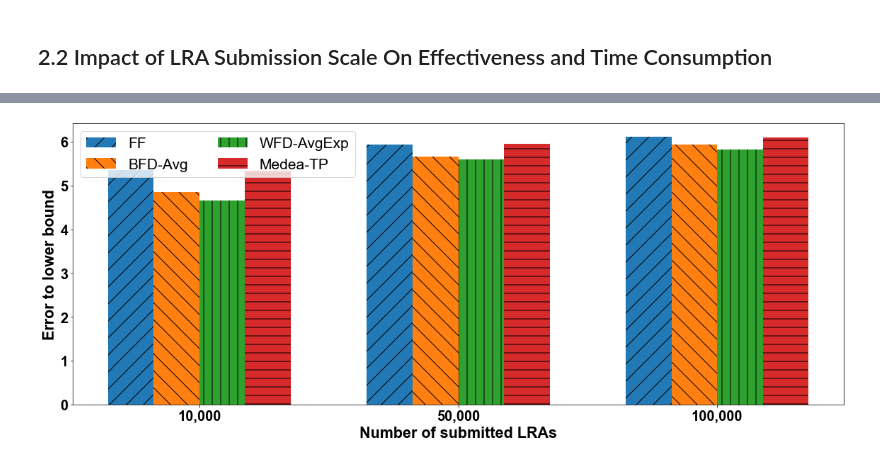
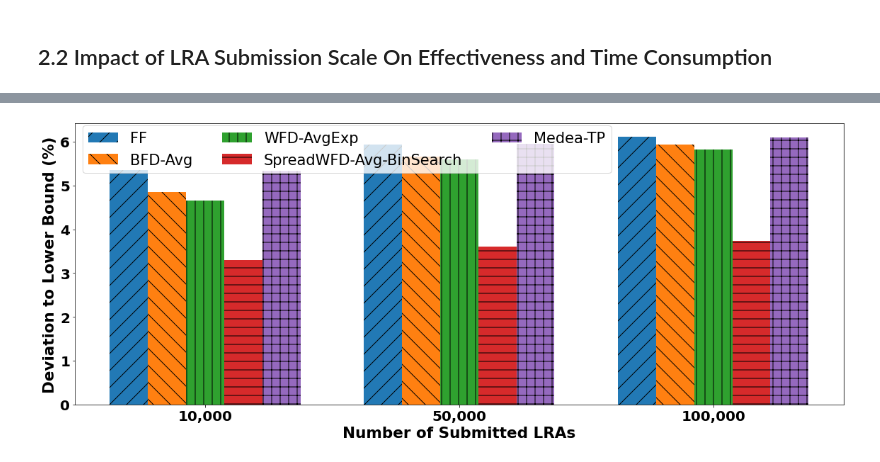
Before and after one commit to DSSGroup-Leeds/LRA-binpacking-expe, a Jupyter notebook: data/analysis_scripts/exp_result_analysis-icdcs22pagefit.ipynb, the cells around one changed output, grey strips where cells are left out. Cells and saved outputs as stored; diff of their text form; code cells hidden in the pictures.

```diff
--- a/data/analysis_scripts/exp_result_analysis-icdcs22pagefit.ipynb
+++ b/data/analysis_scripts/exp_result_analysis-icdcs22pagefit.ipynb
@@ -526,8 +493,8 @@ ts_eps#.sort_values(by='density')
 # %%
 for c in classes:
 #c = "arbitrary"
-    legend_args={'loc':'upper left', 'anchor_x':0.0, 'anchor_y':1, 'ncol':2, 'fontsize':FONT_SIZE+2}
-    fig = plot_barchart(ts_eps, c, df_ts_column_names, "Affinity density", 'Error to lower bound (%)', legend_args)
+    legend_args={'loc':'upper left', 'anchor_x':-0.001, 'anchor_y':1.02, 'ncol':3, 'fontsize':FONT_SIZE+2}
+    fig = plot_barchart(ts_eps, c, df_ts_column_names, "Affinity Density (%)", 'Deviation to Lower Bound (%)', legend_args)
     filename = f"{proj_path}/plots/densityTS_result_{c}.pdf"
     fig.savefig(filename)
 # %% [output]
@@ -556,9 +523,9 @@ ts_time.groupby('density').mean()
 # %%
 for c in classes:
 #c = "arbitrary"
-    legend_args={'loc':'upper left', 'anchor_x':0.0, 'anchor_y':1, 'ncol':2, 'fontsize':FONT_SIZE+2}
+    legend_args={'loc':'upper left', 'anchor_x':0.0, 'anchor_y':1.02, 'ncol':3, 'fontsize':FONT_SIZE+2}
 
-    fig = plot_barchart(ts_time, c, df_ts_column_names, "Affinity density", 'Time consumption (s) - log-scale', legend_args, True)
+    fig = plot_barchart(ts_time, c, df_ts_column_names, "Affinity Density (%)", 'Time Consumption (s) - log-scale', legend_args, True)
 
     filename = f"{proj_path}/plots/densityTS_time_{c}.pdf"
     fig.savefig(filename)
@@ -572,6 +539,16 @@ df_large_ts = pd.read_csv(file_largeTS, sep='\t') ## df_TS_large
 ts_eps_scale, ts_time_scale = get_scale_exp_results(df_large_ts, df_ts_large_column_names)
 ts_eps_scale.columns = ['class', 'density'] + df_ts_large_column_names
 ts_time_scale.columns = ['class', 'density'] + df_ts_large_column_names
+# %%
+# Include another csv file with only SpreadWFD algos
+df_large_spread = pd.read_csv(file_largeTS_spread, sep='\t')
+
+ts_eps_scale_spread, ts_time_scale_spread = get_scale_exp_results(df_large_spread, df_ts_large_spread_column_names)
+ts_eps_scale_spread.columns = ['class', 'density'] + df_ts_large_spread_column_names
+ts_time_scale_spread.columns = ['class', 'density'] + df_ts_large_spread_column_names
+# %%
+ts_eps_scale = ts_eps_scale.merge(ts_eps_scale_spread)
+ts_time_scale = ts_time_scale.merge(ts_time_scale_spread)
 # %%
 ts_eps_scale#[ts_eps_scale['class'] == 'arbitrary'].sort_values(by='density')
 # %% [output]
@@ -597,13 +575,14 @@ dtype: float64
 # %%
 for c in classes:
 #c = "arbitrary"
-    legend_args={'loc':'upper left', 'anchor_x':0.0, 'anchor_y':1, 'ncol':2, 'fontsize':FONT_SIZE+2}
+    legend_args={'loc':'upper left', 'anchor_x':0.0, 'anchor_y':1.02, 'ncol':3, 'fontsize':FONT_SIZE+2}
 
-    fig = plot_barchart(ts_eps_scale, c, df_ts_large_column_names, "Number of submitted LRAs", 'Error to lower bound', legend_args)
+    fig = plot_barchart(ts_eps_scale, c, df_ts_large_total_column_names, "Number of Submitted LRAs",
+                        'Deviation to Lower Bound (%)', legend_args)
     filename = f"{proj_path}/plots/largeTS_result_{c}.pdf"
     fig.savefig(filename)
 # %% [output]
-[figure, old version]
+[figure, new version]
 # %%
 ts_time_scale
 # %% [output]
```
Also changed, not shown: parts of 26 cells of this notebook.
